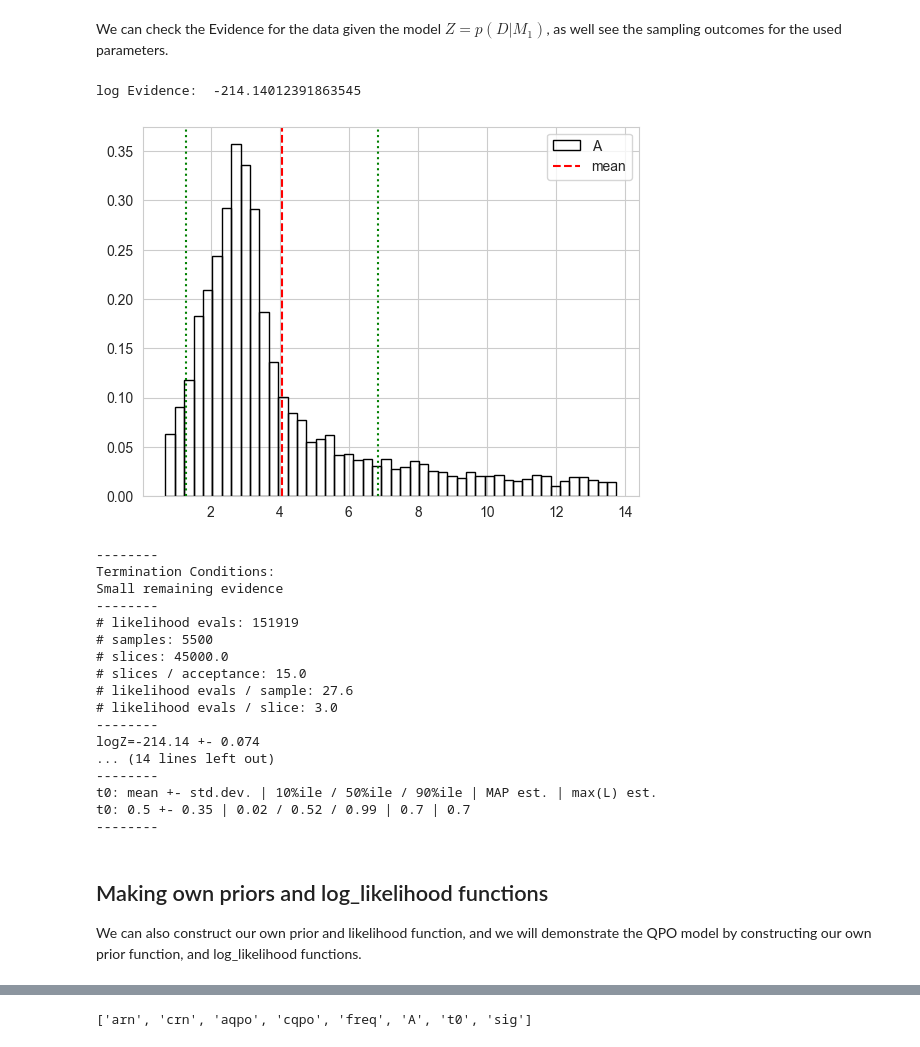
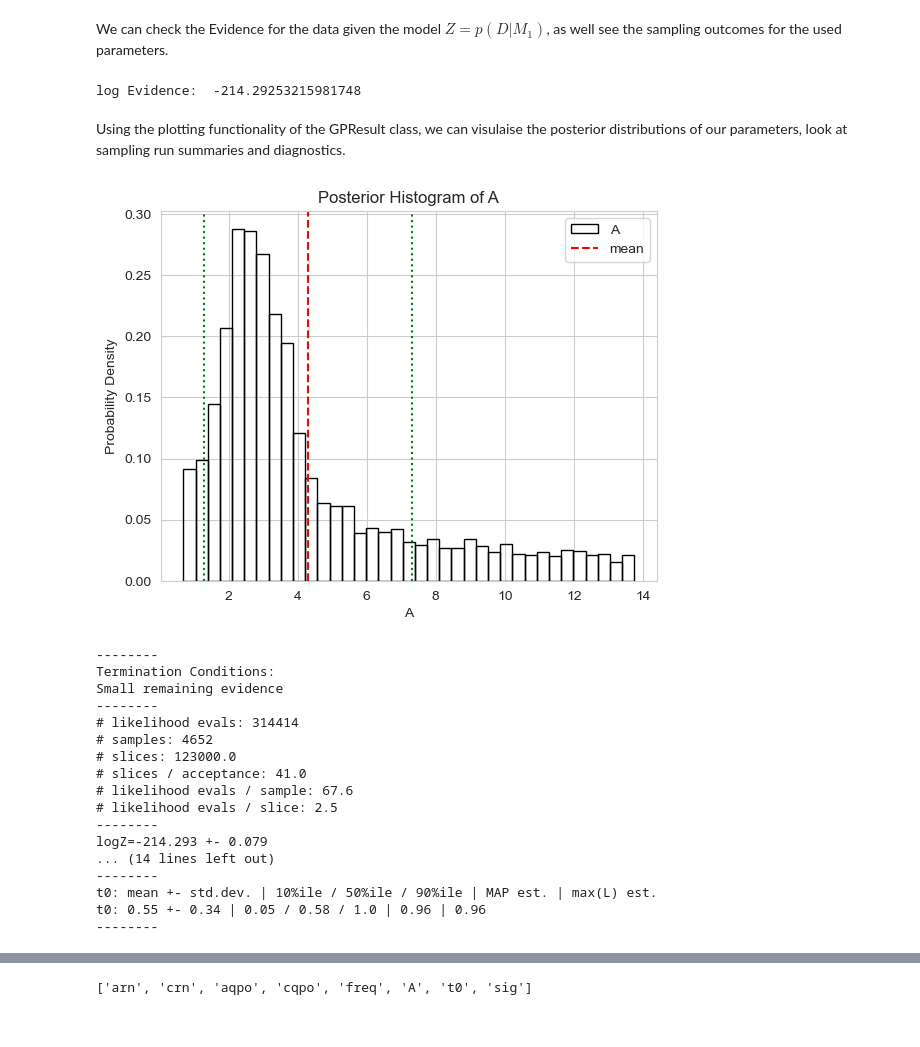
Before and after one commit to Gaurav17Joshi/ProofOfConcept, a Jupyter notebook: Demonstration/demo2.ipynb, the cells around one changed output, grey strips where cells are left out. Saved outputs shown, nothing was run; the diff lists cells and outputs as text; code cells hidden in the pictures.

```diff
--- a/Demonstration/demo2.ipynb
+++ b/Demonstration/demo2.ipynb
@@ -104,6 +136,6 @@ We can initialise the GPResult class using a stingray lightcurve, and then perfo
 # %%
 from gpmodelling import GPResult
 
-Gpresult = GPResult(Lightcurve(time = Times, counts = counts, dt = Times[1]- Times[0]))
-Gpresult.sample(prior_model = prior_model, likelihood_model = likelihood_model)
+gpresult = GPResult(Lightcurve(time = times, counts = counts, dt = times[1]- times[0], skip_checks = True))
+gpresult.sample(prior_model = prior_model, likelihood_model = likelihood_model)
 # %% [output]
@@ -115,32 +145,33 @@ Simulation Complete
 # %% [markdown]
 We can check the Evidence for the data given the model $Z = p(D|M_1)$, as well see the sampling outcomes for the used parameters.
 # %%
-print("log Evidence: ", Gpresult.get_evidence())
-Gpresult.posterior_plot("A")
+print("log Evidence: ", gpresult.get_evidence())
 # %% [output]
-log Evidence:  -214.14012391863545
+log Evidence:  -214.29253215981748
-[figure, removed]
+# %% [markdown]
+Using the plotting functionality of the GPResult class, we can visulaise the posterior distributions of our parameters, look at sampling run summaries and diagnostics.
+# %%
+plot = gpresult.posterior_plot("A")
+plt.show()
+# %% [output]
+[figure, added]
 # %%
-Gpresult.print_summary()
+gpresult.print_summary()
 # %% [output]
 --------
 Termination Conditions:
 Small remaining evidence
 --------
-# likelihood evals: 151919
-# samples: 5500
-# slices: 45000.0
-# slices / acceptance: 15.0
-# likelihood evals / sample: 27.6
-# likelihood evals / slice: 3.0
+# likelihood evals: 314414
+# samples: 4652
+# slices: 123000.0
+# slices / acceptance: 41.0
+# likelihood evals / sample: 67.6
+# likelihood evals / slice: 2.5
 --------
-logZ=-214.14 +- 0.074
+logZ=-214.293 +- 0.079
 ... (14 lines left out)
 --------
 t0: mean +- std.dev. | 10%ile / 50%ile / 90%ile | MAP est. | max(L) est.
-t0: 0.5 +- 0.35 | 0.02 / 0.52 / 0.99 | 0.7 | 0.7
+t0: 0.55 +- 0.34 | 0.05 / 0.58 / 1.0 | 0.96 | 0.96
 --------
-# %% [markdown]
-## Making own priors and log_likelihood functions
-
-We can also construct our own prior and likelihood function, and we will demonstrate the QPO model by constructing our own prior function, and log_likelihood functions.
```
Also changed, not shown: parts of 29 cells of this notebook.
